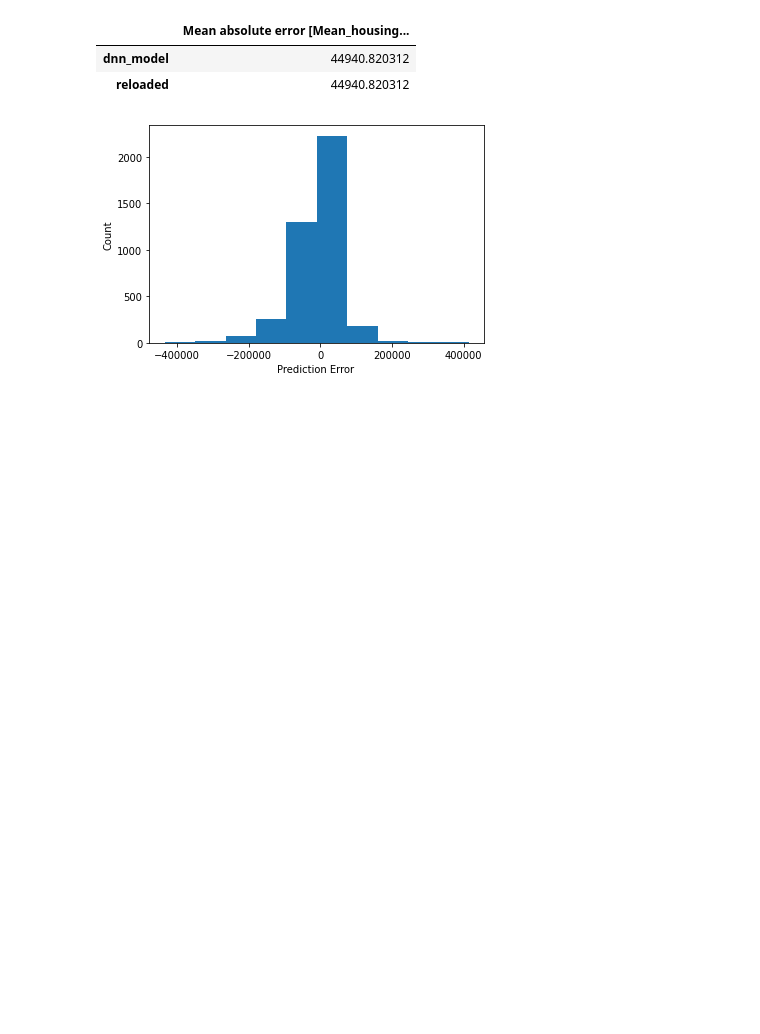
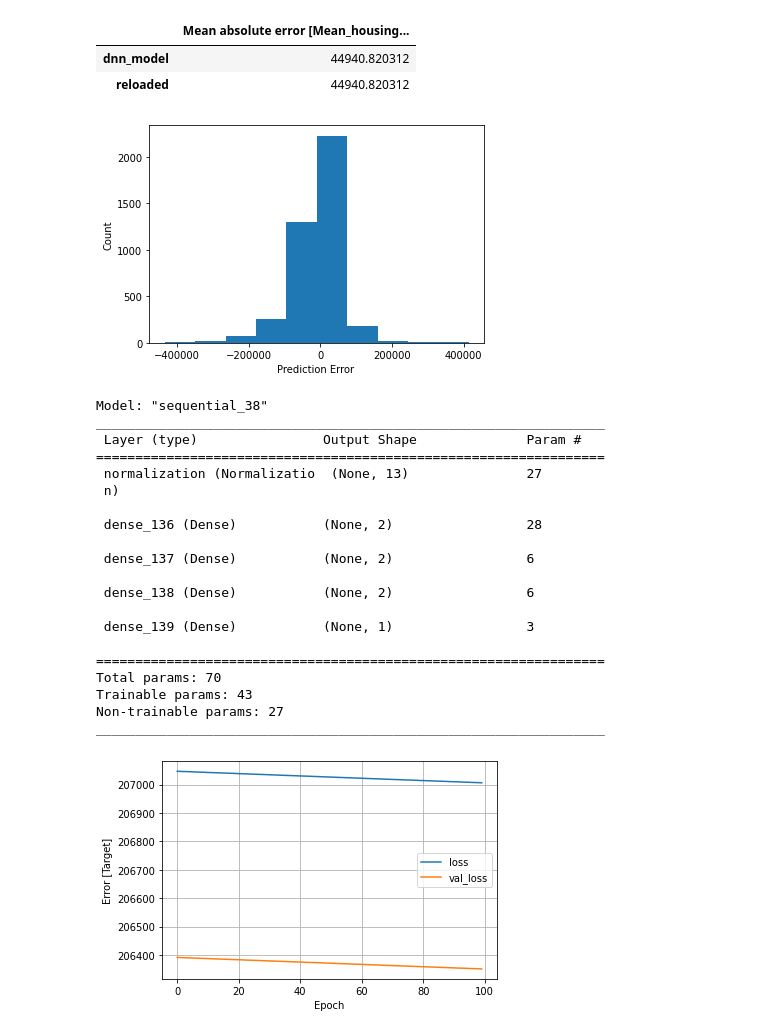
Before and after one commit to sduvvur7/DL, a Jupyter notebook: DL2.ipynb, the cells around one changed output. Drawn from its saved outputs; the diff is of its cells as text; code cells hidden in the pictures; blank space fills up the shorter version.

```diff
--- a/DL2.ipynb
+++ b/DL2.ipynb
@@ -740,3 +745,53 @@ pd.DataFrame(test_results, index=['Mean absolute error [Mean_housing_value]']).T
 | dnn_model | 44940.820312 |
 | reloaded | 44940.820312 |
 [figure]
+# %%
+#Regression using a DNN and multiple inputs
+#Regression using multiple neuron values
+
+def build_and_compile_model(norm):
+  model = keras.Sequential([
+      norm,
+      layers.Dense(2, activation='relu'),
+      layers.Dense(2, activation='relu'),
+      layers.Dense(2, activation='relu'),
+      layers.Dense(1)
+  ])
+
+  model.compile(loss='mean_absolute_error',
+                optimizer=tf.keras.optimizers.Adam(0.001))
+  return model
+
+
+dnn_model = build_and_compile_model(normalizer)
+dnn_model.summary()
+
+history = dnn_model.fit(
+    train_features,
+    train_labels,
+    validation_split=0.2,
+    verbose=0, epochs=100)
+
+plot_loss(history)
+# %% [output]
+Model: "sequential_38"
+_________________________________________________________________
+ Layer (type)                Output Shape              Param #
+=================================================================
+ normalization (Normalizatio  (None, 13)               27
+ n)
+
+ dense_136 (Dense)           (None, 2)                 28
+
+ dense_137 (Dense)           (None, 2)                 6
+
+ dense_138 (Dense)           (None, 2)                 6
+
+ dense_139 (Dense)           (None, 1)                 3
+
+=================================================================
+Total params: 70
+Trainable params: 43
+Non-trainable params: 27
+_________________________________________________________________
+[figure, added]
```
Also changed, not shown: parts of 4 cells of this notebook.
